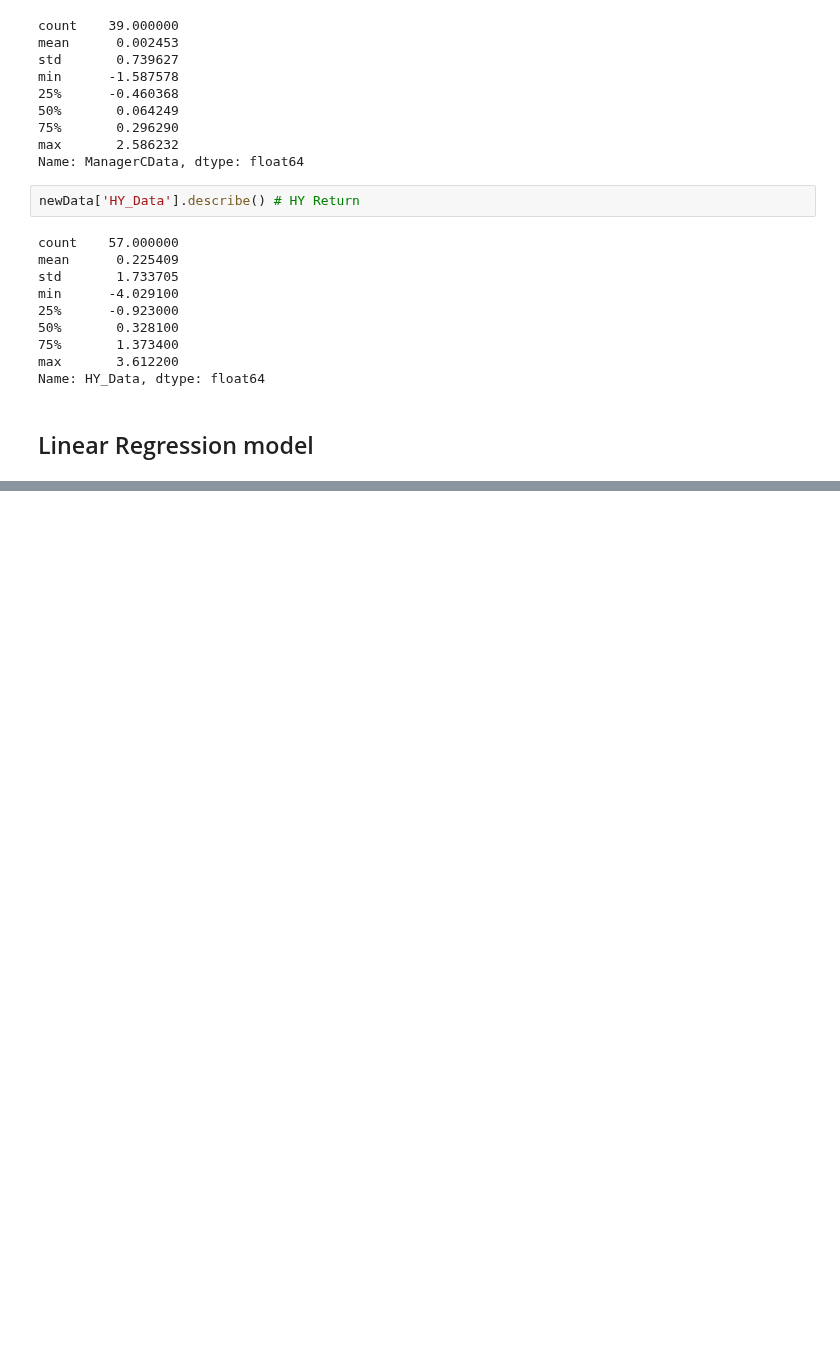
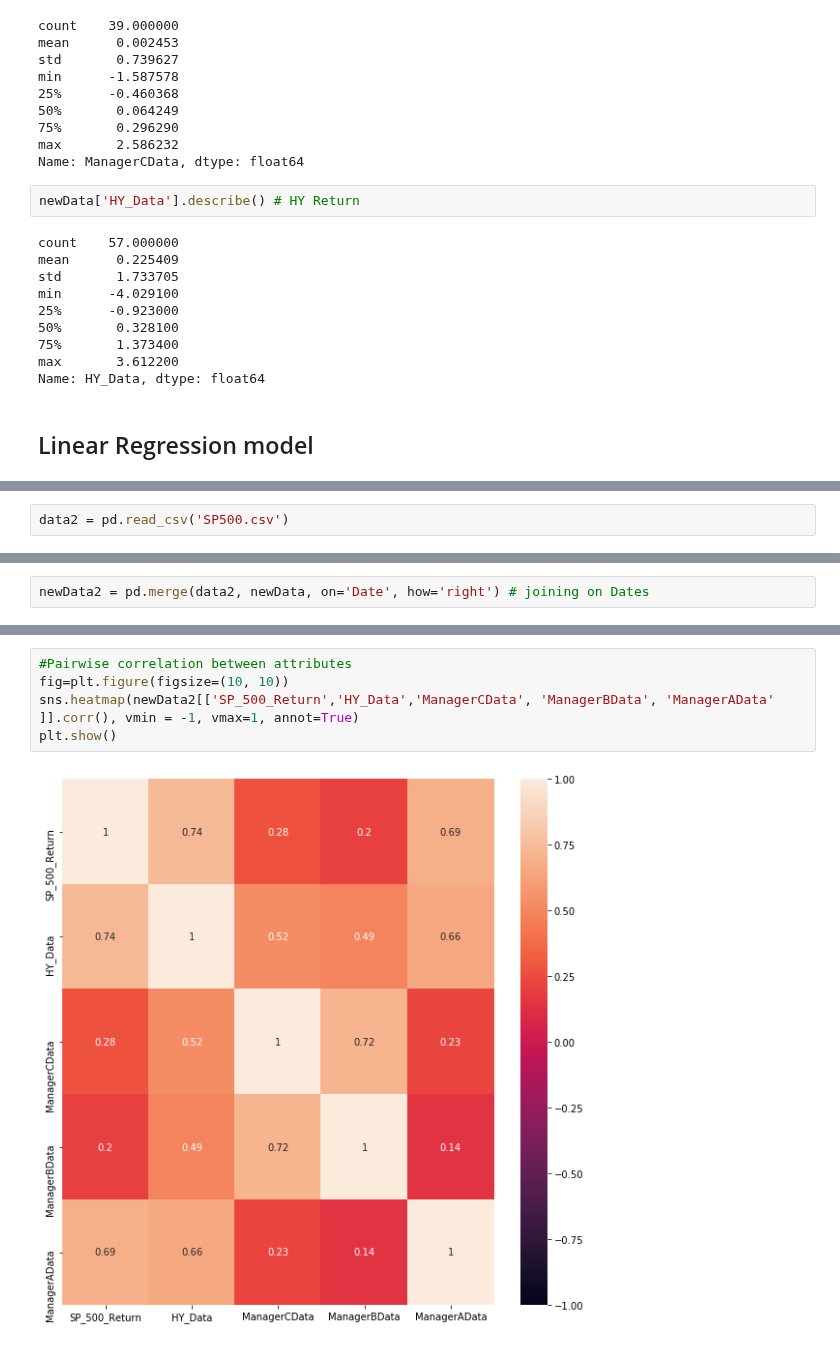
Before and after one commit to valazeinali/BoydWatterson, a Jupyter notebook: BoydWatterson/Linear_Regression_Model_HY_2.ipynb, the cells around one changed output, grey strips where cells are left out. Cells and saved outputs as stored; diff of their text form; blank space fills up the shorter version.

```diff
--- a/BoydWatterson/Linear_Regression_Model_HY_2.ipynb
+++ b/BoydWatterson/Linear_Regression_Model_HY_2.ipynb
@@ -179,0 +176,2 @@ plt.show()
+# %%
+data2 = pd.read_csv('SP500.csv')
@@ -179,0 +187,2 @@ plt.show()
+# %%
+newData2 = pd.merge(data2, newData, on='Date', how='right') # joining on Dates
@@ -179,0 +210,7 @@ plt.show()
+# %%
+#Pairwise correlation between attributes
+fig=plt.figure(figsize=(10, 10))
+sns.heatmap(newData2[['SP_500_Return','HY_Data','ManagerCData', 'ManagerBData', 'ManagerAData' ]].corr(), vmin = -1, vmax=1, annot=True)
+plt.show()
+# %% [output]
+[figure, added]
```
Also changed, not shown: parts of 10 cells of this notebook.
